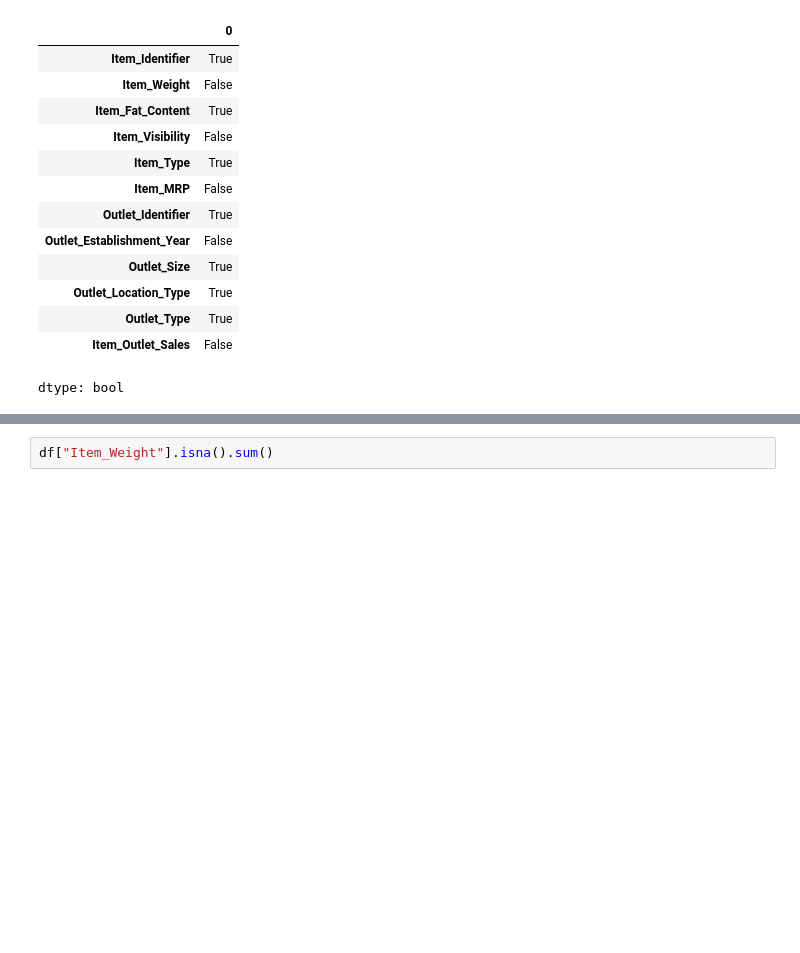
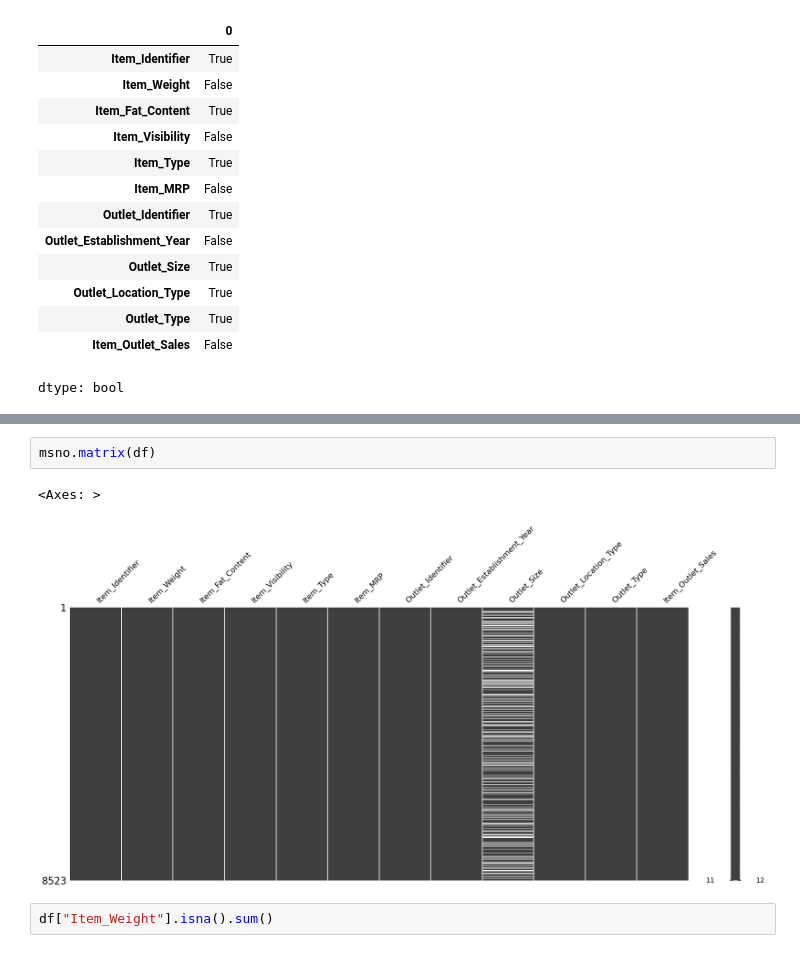
Before and after one commit to fadi-theodory/Prediction-of-Product-Sales, a Jupyter notebook: Project_1_Part_2_(Core).ipynb, the cells around one changed output, grey strips where cells are left out. Cells and saved outputs as stored; diff of their text form; blank space fills up the shorter version.

```diff
--- a/Project_1_Part_2_(Core).ipynb
+++ b/Project_1_Part_2_(Core).ipynb
@@ -129,4 +152,9 @@ df["Item_Weight"].value_counts()
 dtype: int64
+# %%
+msno.matrix(df)
+# %% [output]
+<Axes: >
+[figure, added]
 # %%
 df["Item_Weight"].isna().sum()
 # %% [output]
```
Also changed, not shown: parts of 26 cells of this notebook.
